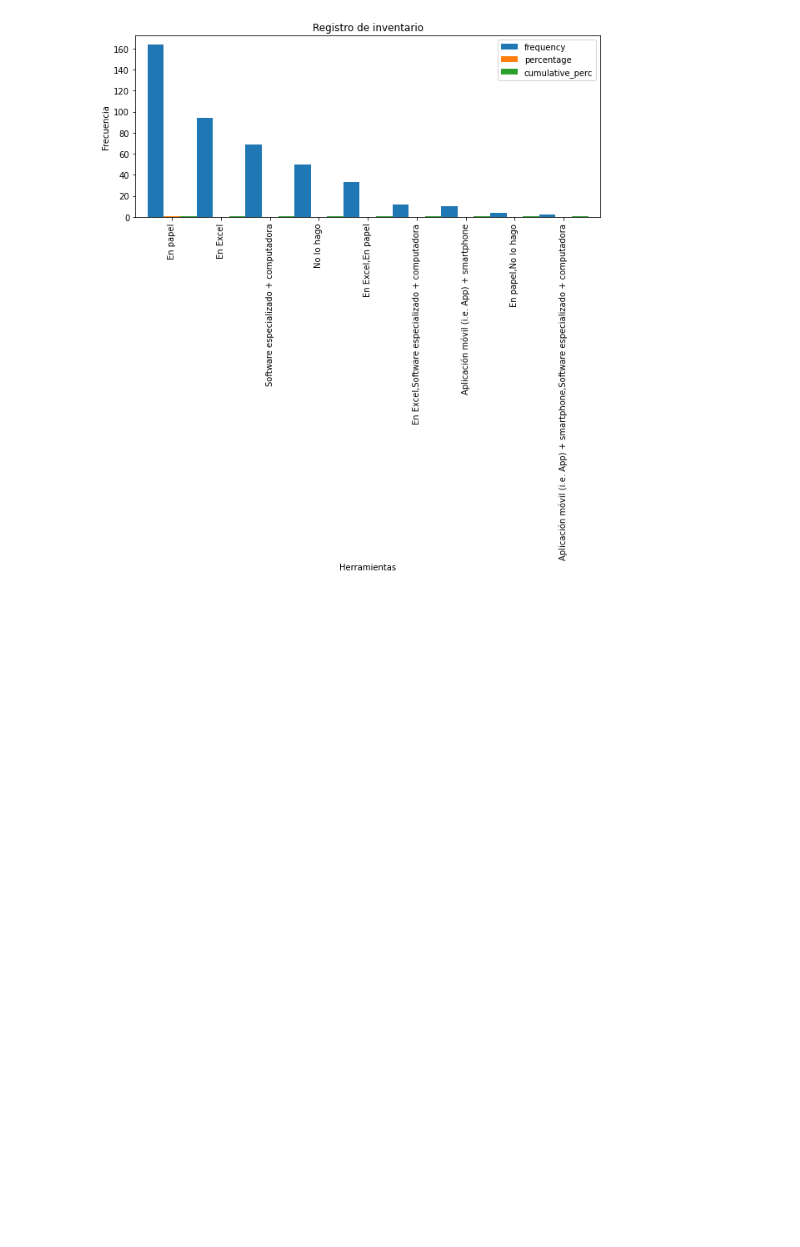
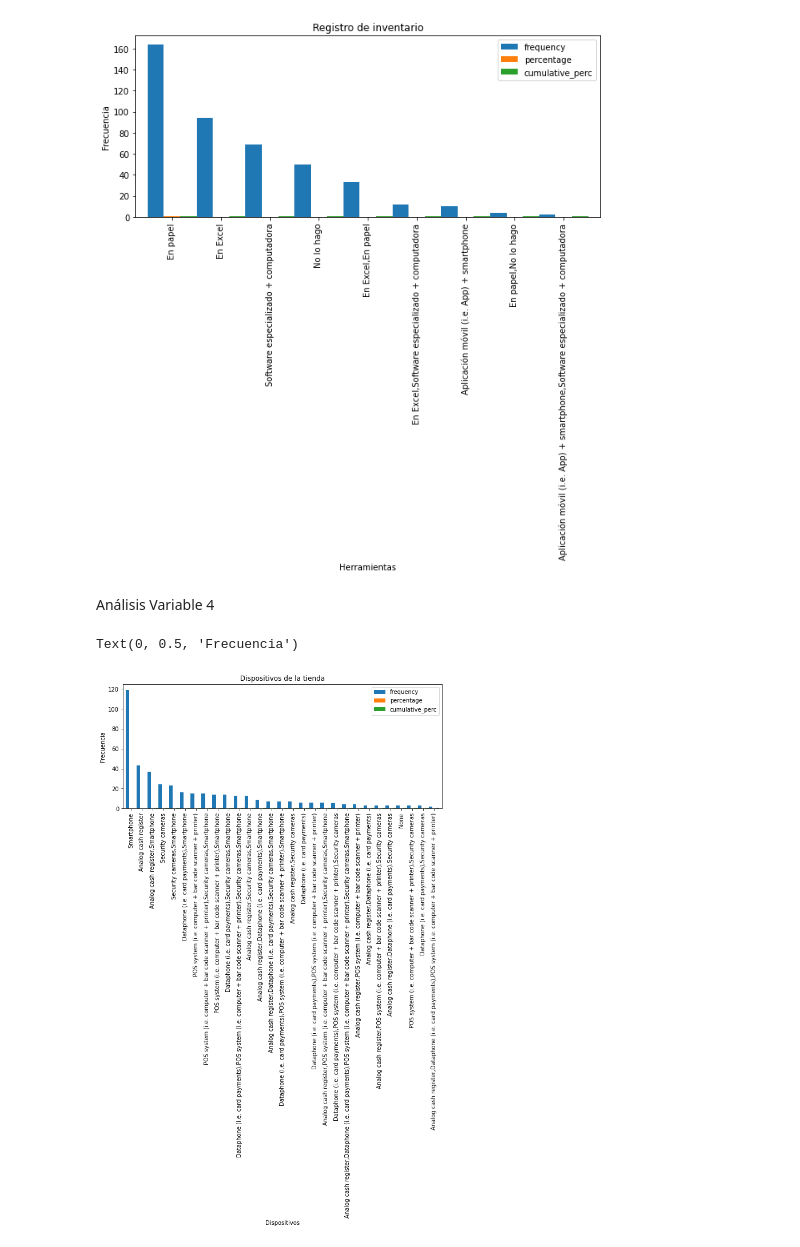
Before and after one commit to DrabberSP/Entregable-2, a Jupyter notebook: FinalMicroretailer.ipynb, the cells around one changed output. Saved outputs shown, nothing was run; the diff lists cells and outputs as text; code cells hidden in the pictures; blank space fills up the shorter version.

```diff
--- a/FinalMicroretailer.ipynb
+++ b/FinalMicroretailer.ipynb
@@ -278,3 +278,26 @@ plt.ylabel('Frecuencia')
 # %% [output]
 Text(0, 0.5, 'Frecuencia')
 [figure]
+# %% [markdown]
+Análisis Variable 4
+# %%
+# Obtengo análisis de una variable categórica en específico
+table4=freq_tbl(Reto_Retailer['184_store_devices'])
+table4
+# %%
+# Obtengo un filtro de los valores más relevantes de la variable categórica
+Filtro4=table4[table4['frequency']>1]
+Filtro4
+# %%
+# Ajusto el índicedel DataFrame
+Filtro4_index= Filtro4.set_index('184_store_devices')
+Filtro4_index
+# %%
+# Realizamos gráfico de barras del dataframe filtrado
+Filtro4_index.plot(kind = 'bar',width=1, figsize=(10,4))
+plt.title('Dispositivos de la tienda')
+plt.xlabel('Dispositivos')
+plt.ylabel('Frecuencia')
+# %% [output]
+Text(0, 0.5, 'Frecuencia')
+[figure, added]
```
Also changed, not shown: parts of 6 cells of this notebook.
